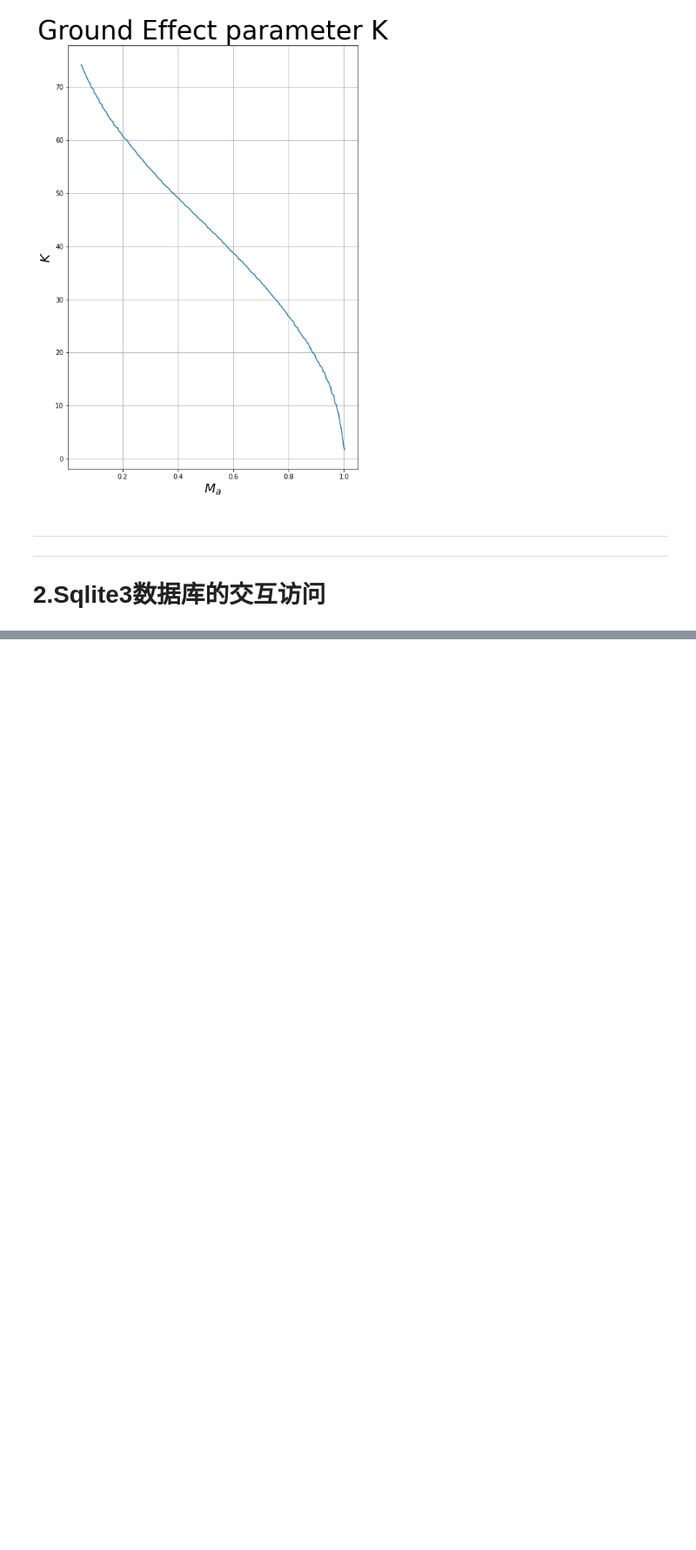
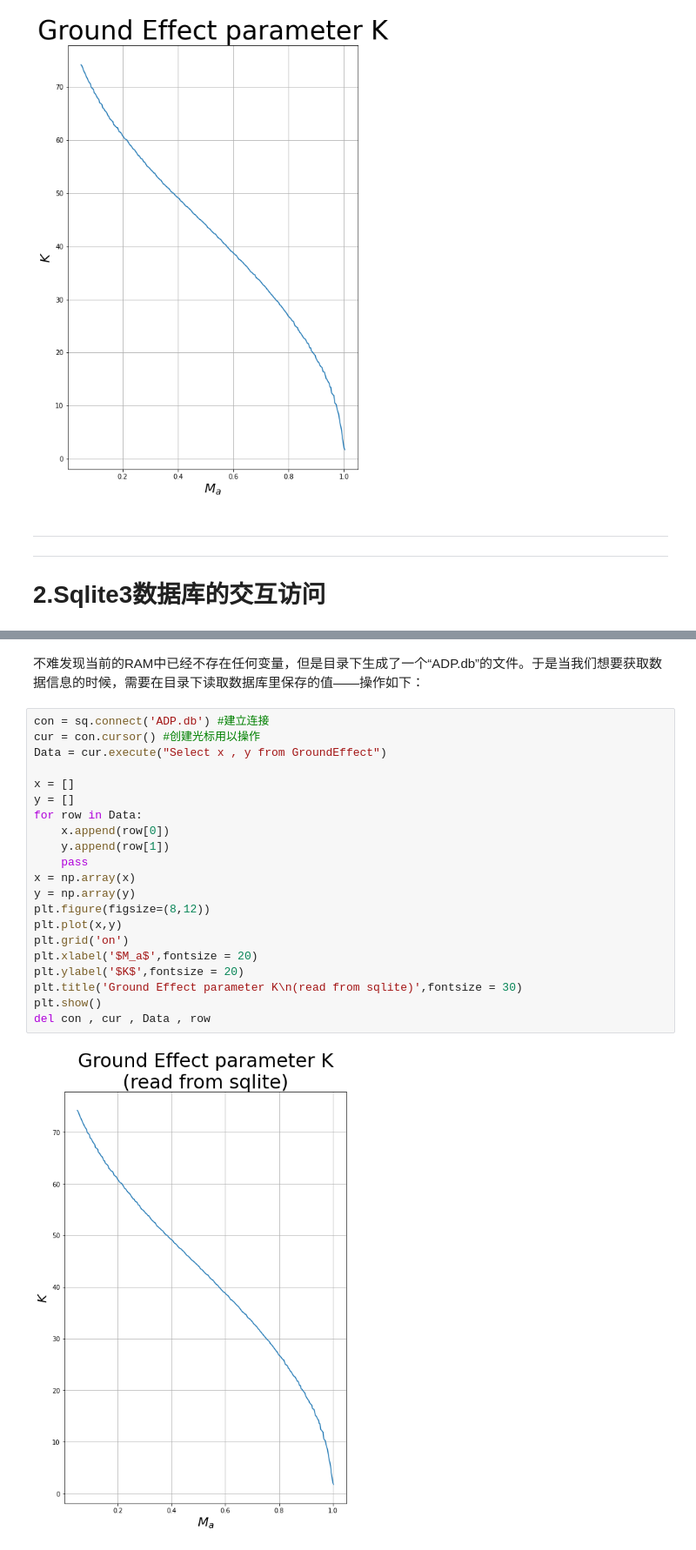
Before and after one commit to cherose2004/learning, a Jupyter notebook: project/Flight Simulation/homework/ProjectTeam1.ipynb, the cells around one changed output, grey strips where cells are left out. Shown at 87% size. Drawn from its saved outputs; the diff is of its cells as text; blank space fills up the shorter version.

```diff
--- a/project/Flight Simulation/homework/ProjectTeam1.ipynb
+++ b/project/Flight Simulation/homework/ProjectTeam1.ipynb
@@ -1130,0 +1152,25 @@ del xy0
+# %% [markdown]
+不难发现当前的RAM中已经不存在任何变量，但是目录下生成了一个“ADP.db”的文件。于是当我们想要获取数据信息的时候，需要在目录下读取数据库里保存的值——操作如下：
+# %%
+con = sq.connect('ADP.db') #建立连接
+cur = con.cursor() #创建光标用以操作
+Data = cur.execute("Select x , y from GroundEffect")
+
+x = []
+y = []
+for row in Data:
+    x.append(row[0])
+    y.append(row[1])
+    pass
+x = np.array(x)
+y = np.array(y)
+plt.figure(figsize=(8,12))
+plt.plot(x,y)
+plt.grid('on')
+plt.xlabel('$M_a$',fontsize = 20)
+plt.ylabel('$K$',fontsize = 20)
+plt.title('Ground Effect parameter K\n(read from sqlite)',fontsize = 30)
+plt.show()
+del con , cur , Data , row
+# %% [output]
+[figure, added]
```
Also changed, not shown: parts of 14 cells of this notebook, 1 other file.
